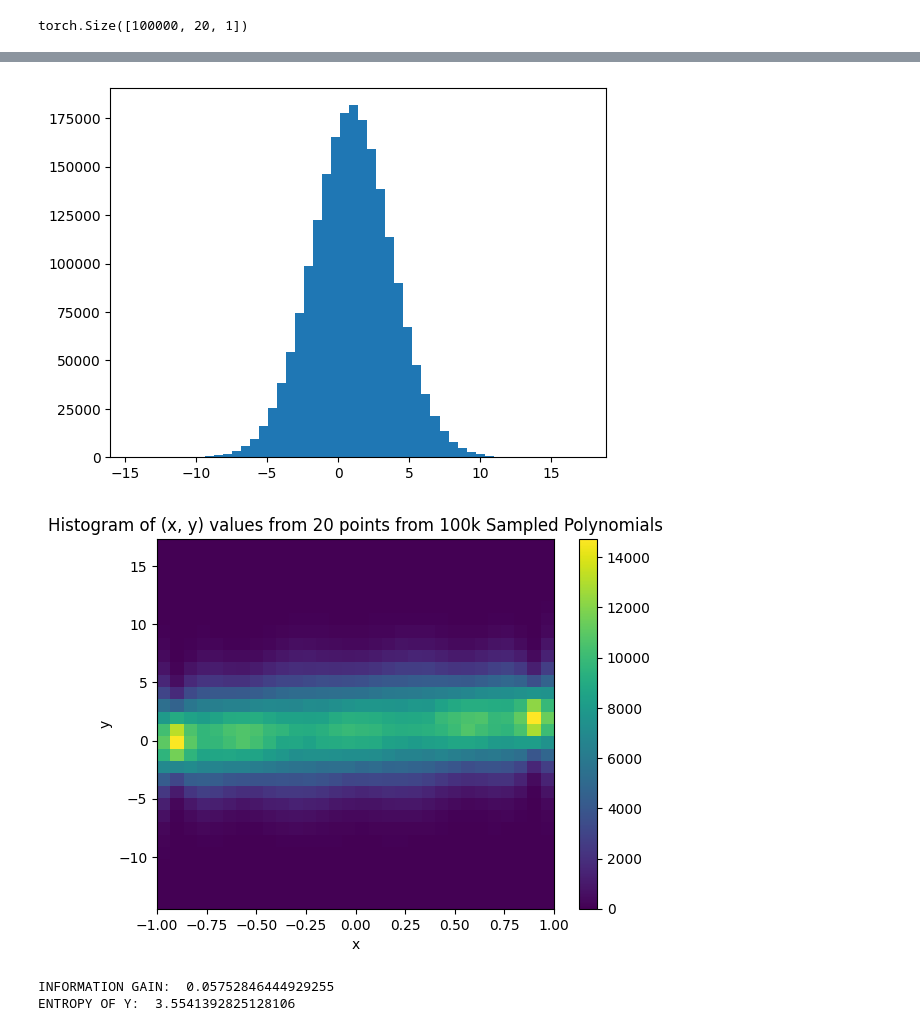
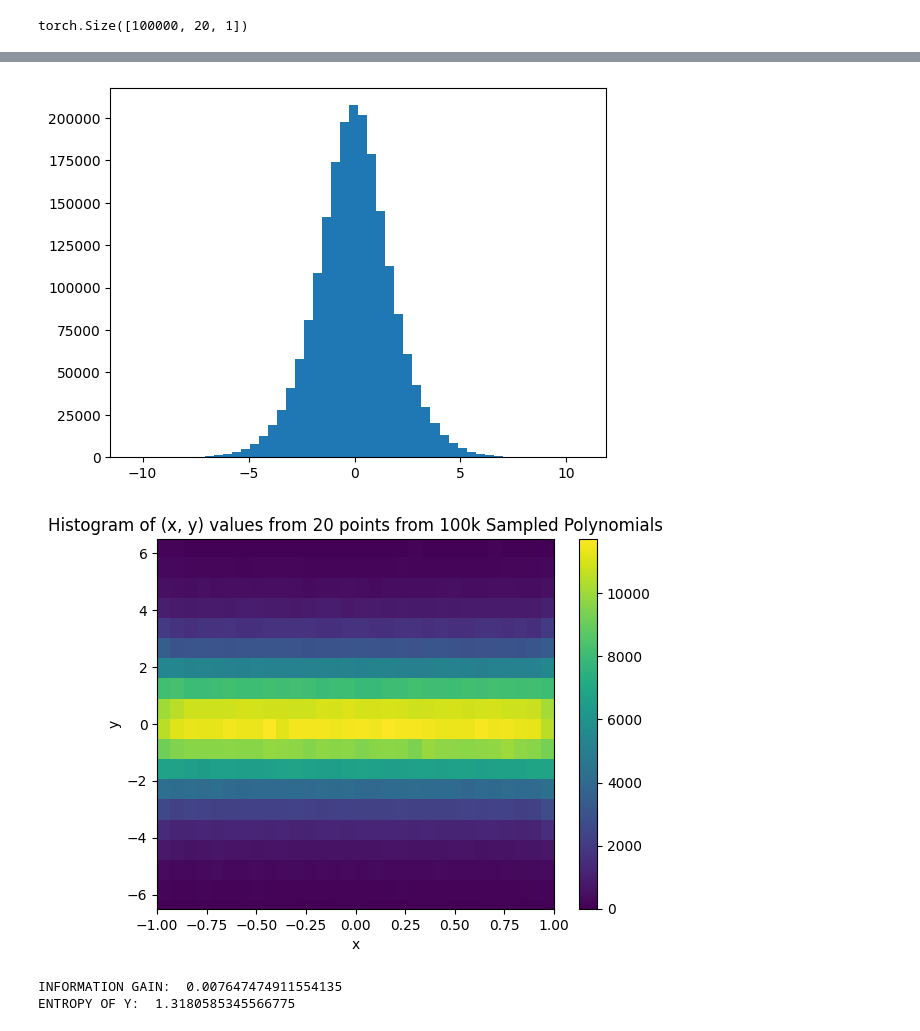
Before and after one commit to wilcoxsonm21/CS182Project, a Jupyter notebook: src/explore_polynomial_generation.ipynb, the cells around one changed output, grey strips where cells are left out. Cells and saved outputs as stored; diff of their text form; code cells hidden in the pictures.

```diff
--- a/src/explore_polynomial_generation.ipynb
+++ b/src/explore_polynomial_generation.ipynb
@@ -43,9 +104,9 @@ def mutual_information(data, ys):
     return ee.mi(data, ys)
 from tasks import get_task_sampler, ChebyshevKernelLinearRegression
 data =  data_sampler.sample_xs(20, 100000, 1)
-task = PolynomialSharedRoots(n_dims=1, batch_size=100000, basis_dim=1, degree=5, perturbation=0.1)
+#task = PolynomialSharedRoots(n_dims=1, batch_size=100000, basis_dim=1, degree=5, perturbation=0.1)
 import torch
-#task = ChebyshevKernelLinearRegression(n_dims=1, batch_size=100000, basis_dim=5,lowest_degree=5, highest_degree=5, fixed_coeffs=2, scale=2.0)
+task = ChebyshevKernelLinearRegression(n_dims=1, batch_size=100000, basis_dim=11,lowest_degree=1, highest_degree=11, fixed_coeffs=0, scale=1.0, different_degrees=True)
 print(data.shape)
 ys = task.evaluate(data).squeeze()
 ys = ys.reshape(-1)
@@ -65,6 +126,7 @@ plt.xlabel("x")
 plt.ylabel("y")
 plt.title("Histogram of (x, y) values from 20 points from 100k Sampled Polynomials")
 plt.xlim([-1, 1])
+plt.ylim((-6.5, 6.5))
 plt.colorbar(img)
 plt.show()
 print("INFORMATION GAIN: ", mutual_information(data, ys))
@@ -76,4 +138,4 @@ torch.Size([100000, 20, 1])
-[figure, old version]
+[figure, new version]
-[figure, old version]
+[figure, new version]
-INFORMATION GAIN:  0.05752846444929255
-ENTROPY OF Y:  3.5541392825128106
+INFORMATION GAIN:  0.007647474911554135
+ENTROPY OF Y:  1.3180585345566775
```
Also changed, not shown: parts of 4 cells of this notebook, 2 other files.
